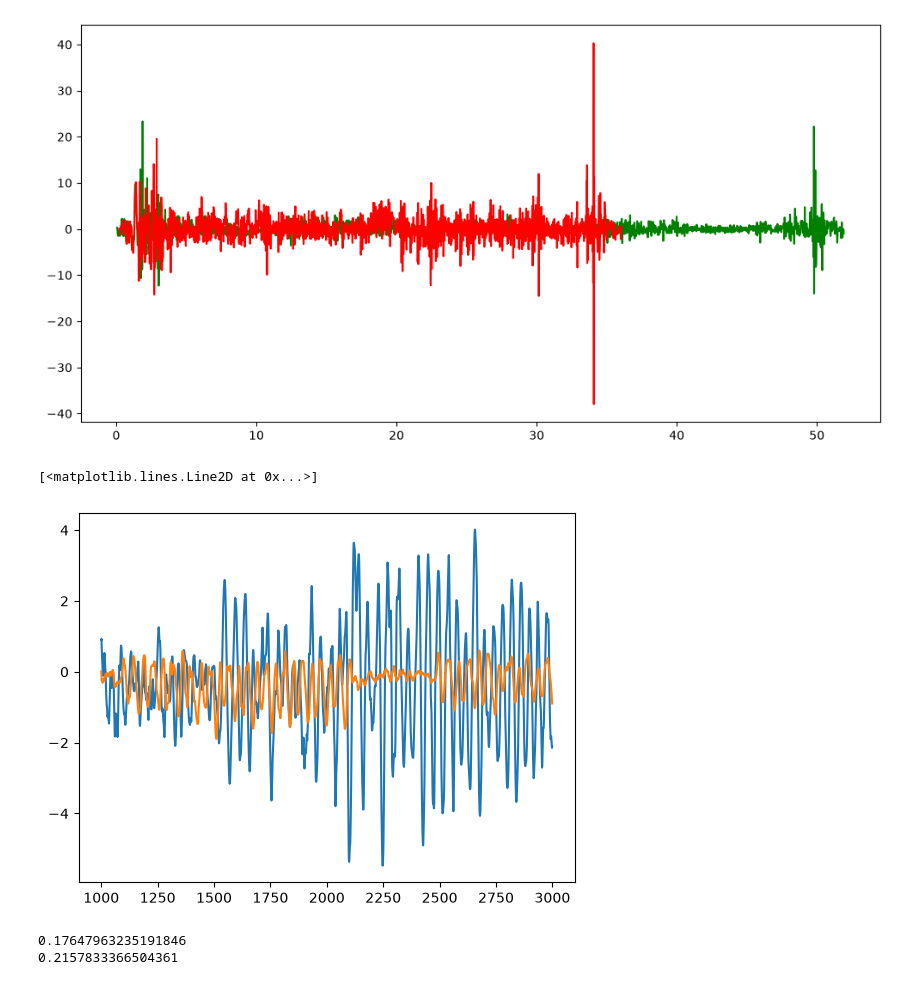
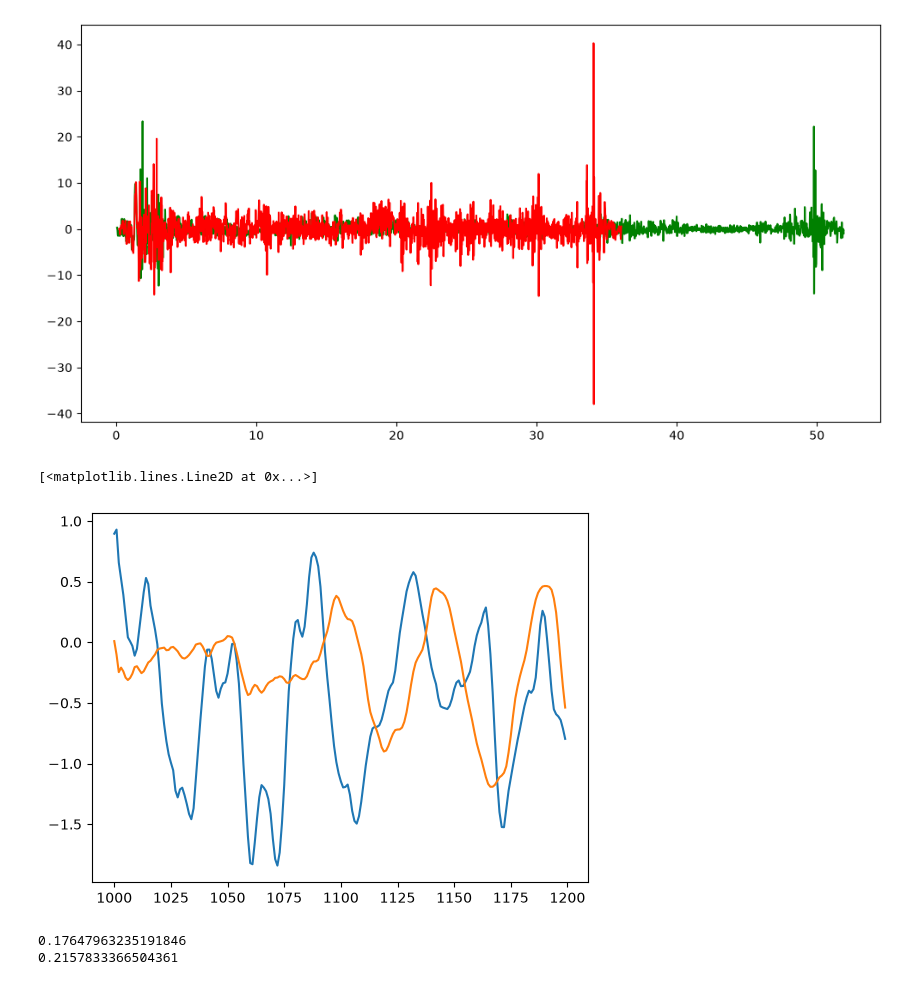
Before and after one commit to yoeri-stassen/5ARE0-cycling-assignment, a Jupyter notebook: data_preprocessing.ipynb, the cells around one changed output. Drawn from its saved outputs; the diff is of its cells as text; code cells hidden in the pictures.

```diff
--- a/data_preprocessing.ipynb
+++ b/data_preprocessing.ipynb
@@ -105,12 +525,12 @@ plt.plot(data_bad['seconds_elapsed'], data_bad['z'], label='Bad Road - Z-axis',
 [figure]
 # %%
 window_size = 20
-mean_signal_bad = data_bad['y'].iloc[1000:3000].rolling(window=window_size, min_periods=1).mean()
-mean_signal_good = data_good['y'].iloc[1000:3000].rolling(window=window_size, min_periods=1).mean()
+mean_signal_bad = data_bad['y'].iloc[1000:1200].rolling(window=window_size, min_periods=1).mean()
+mean_signal_good = data_good['y'].iloc[1000:1200].rolling(window=window_size, min_periods=1).mean()
 
 plt.plot(mean_signal_bad)
 plt.plot(mean_signal_good)
 # %% [output]
 [<matplotlib.lines.Line2D at 0x...>]
-[figure, old version]
+[figure, new version]
 # %%
```
Also changed, not shown: parts of 38 cells of this notebook.
